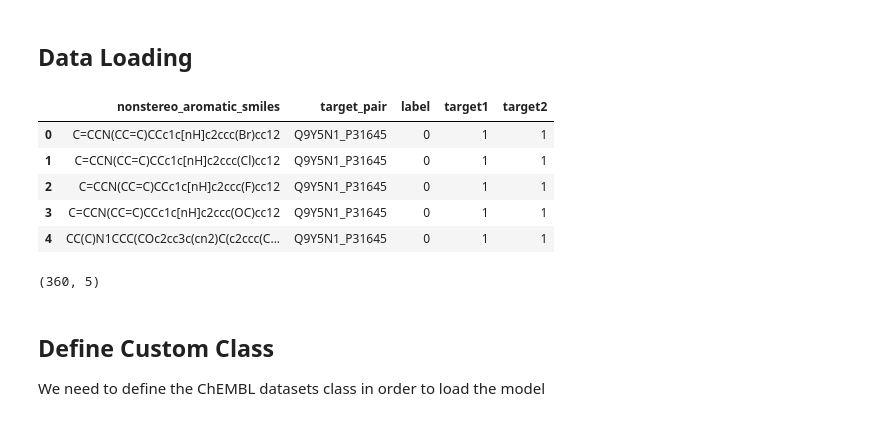
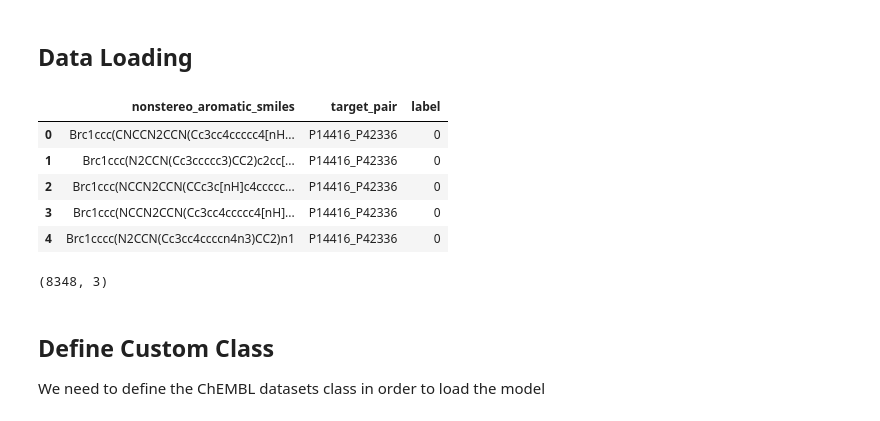
Before and after one commit to AndMastro/EdgeSHAPer, a Jupyter notebook: src/graphSHAper.ipynb, the cells around one changed output. Drawn from its saved outputs; the diff is of its cells as text; code cells hidden in the pictures.

```diff
--- a/src/graphSHAper.ipynb
+++ b/src/graphSHAper.ipynb
@@ -34,25 +34,25 @@ np.random.seed(42)
 # %% [markdown]
 ## Data Loading
 # %%
-DATASET_TYPE = "dual" #"single", dual
-TARGET = 2
-MODEL_NUM = 0 #2 with single targe 1 vs random
+DATASET_TYPE = "single" #"single", dual
+TARGET = 1
+MODEL_NUM = 2 #2 with single targe 1 vs random
 SAVE = False
-TARGET_CPDS = "Q9Y5N1_P31645" #"P14416_P42336 (single) #P27338_P22303 P27338_P29274 Q9Y5N1_P31645 (dual)
-DATASET_NAME = "chembl29_dt_cpds_" + TARGET_CPDS + "_balanced" #"chembl29_predicting_target_" + TARGET_CPDS + "_target_"+ str(TARGET) +"_vs_random_cpds" # "chembl29_dt_cpds_" + TARGET_CPDS + "_balanced" #"chembl29_predicting_target_P14416_P42336_target_1_vs_random_cpds"
+TARGET_CPDS = "P14416_P42336" #"P14416_P42336 (single) #P27338_P22303 P27338_P29274 Q9Y5N1_P31645 (dual)
+DATASET_NAME = "chembl29_predicting_target_" + TARGET_CPDS + "_target_"+ str(TARGET) +"_vs_random_cpds" #"chembl29_dt_cpds_" + TARGET_CPDS + "_balanced" #"chembl29_predicting_target_" + TARGET_CPDS + "_target_"+ str(TARGET) +"_vs_random_cpds" # "chembl29_dt_cpds_" + TARGET_CPDS + "_balanced" #"chembl29_predicting_target_P14416_P42336_target_1_vs_random_cpds"
 CSV_DATA_PATH = "../data/"+ DATASET_NAME + ".csv"
 
 smiles_df = pd.read_csv(CSV_DATA_PATH, sep = ",")
 display(smiles_df.head())
 display(smiles_df.shape)
 # %% [output]
-|  | nonstereo_aromatic_smiles | target_pair | label | target1 | target2 |
-| 0 | C=CCN(CC=C)CCc1c[nH]c2ccc(Br)cc12 | Q9Y5N1_P31645 | 0 | 1 | 1 |
-| 1 | C=CCN(CC=C)CCc1c[nH]c2ccc(Cl)cc12 | Q9Y5N1_P31645 | 0 | 1 | 1 |
-| 2 | C=CCN(CC=C)CCc1c[nH]c2ccc(F)cc12 | Q9Y5N1_P31645 | 0 | 1 | 1 |
-| 3 | C=CCN(CC=C)CCc1c[nH]c2ccc(OC)cc12 | Q9Y5N1_P31645 | 0 | 1 | 1 |
-| 4 | CC(C)N1CCC(COc2cc3c(cn2)C(c2ccc(C... | Q9Y5N1_P31645 | 0 | 1 | 1 |
+|  | nonstereo_aromatic_smiles | target_pair | label |
+| 0 | Brc1ccc(CNCCN2CCN(Cc3cc4ccccc4[nH... | P14416_P42336 | 0 |
+| 1 | Brc1ccc(N2CCN(Cc3ccccc3)CC2)c2cc[... | P14416_P42336 | 0 |
+| 2 | Brc1ccc(NCCN2CCN(CCc3c[nH]c4ccccc... | P14416_P42336 | 0 |
+| 3 | Brc1ccc(NCCN2CCN(Cc3cc4ccccc4[nH]... | P14416_P42336 | 0 |
+| 4 | Brc1cccc(N2CCN(Cc3cc4ccccn4n3)CC2)n1 | P14416_P42336 | 0 |
-(360, 5)
+(8348, 3)
 # %% [markdown]
 ## Define Custom Class
 We need to define the ChEMBL datasets class in order to load the model
```
Also changed, not shown: parts of 6 cells of this notebook, 1 other file.
